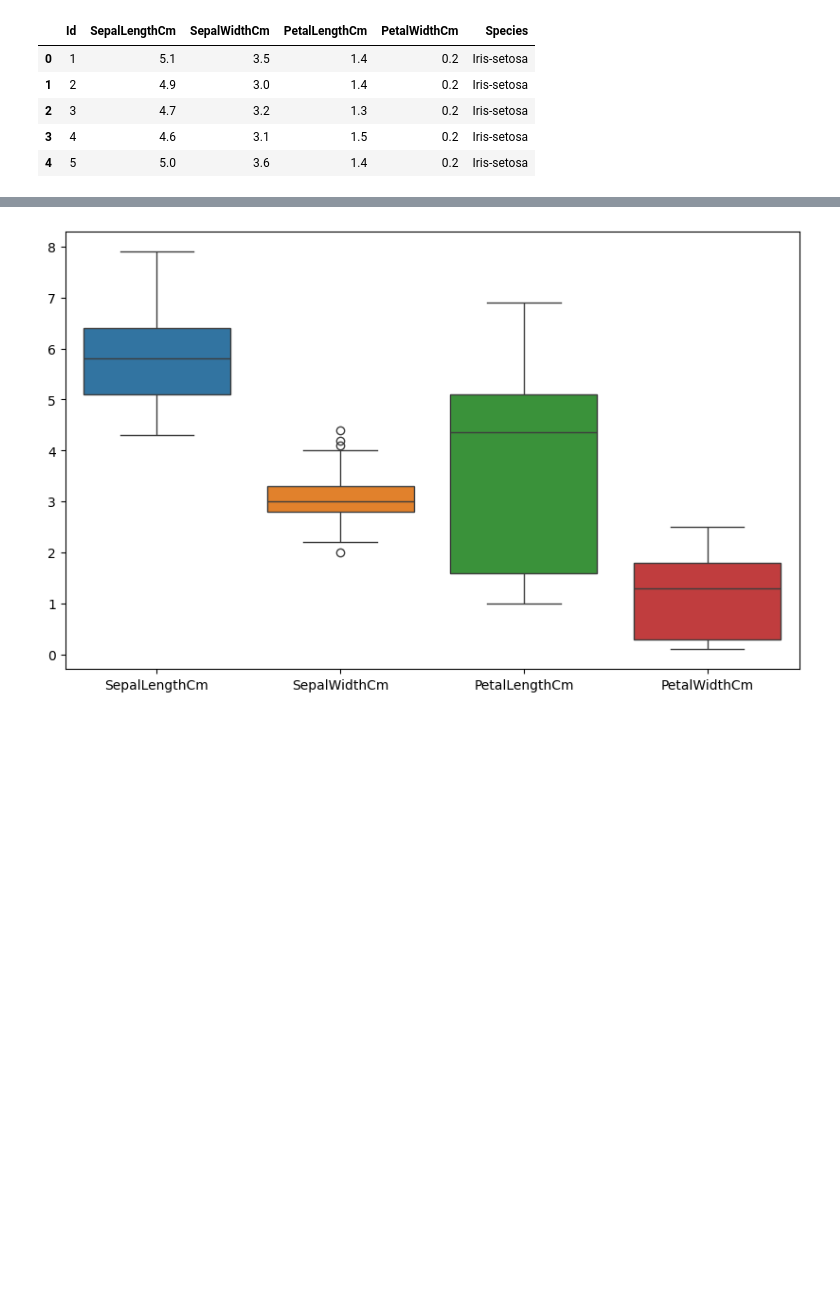
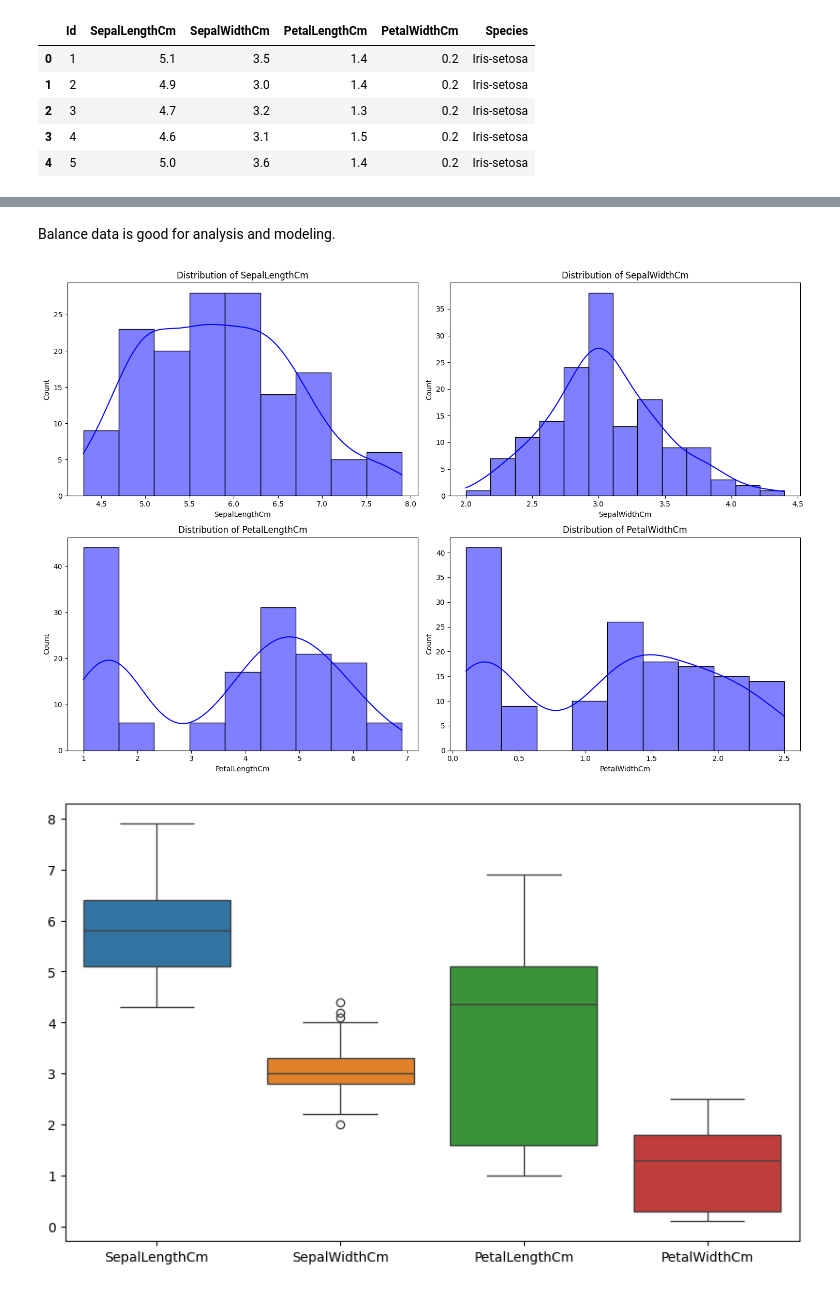
Before and after one commit to HRKhan-DS/iris_project, a Jupyter notebook: notebooks/eda.ipynb, the cells around one changed output, grey strips where cells are left out. Drawn from its saved outputs; the diff is of its cells as text; code cells hidden in the pictures; blank space fills up the shorter version.

```diff
--- a/notebooks/eda.ipynb
+++ b/notebooks/eda.ipynb
@@ -82,3 +142,18 @@ df.head()
+# %% [markdown]
+Balance data is good for analysis and modeling.
+# %%
+# Univariate Analysis for numerical features
+numerical_features = ['SepalLengthCm', 'SepalWidthCm', 'PetalLengthCm', 'PetalWidthCm']
+
+plt.figure(figsize=(15, 10))
+for i, feature in enumerate(numerical_features, 1):
+    plt.subplot(2, 2, i)
+    sns.histplot(df[feature], kde=True, color='blue')
+    plt.title(f'Distribution of {feature}')
+plt.tight_layout()
+plt.show()
+# %% [output]
+[figure, added]
 # %%
 plt.figure(figsize=(10,6))
 sns.boxplot(df)
```
Also changed, not shown: parts of 27 cells of this notebook, 3 other files.
